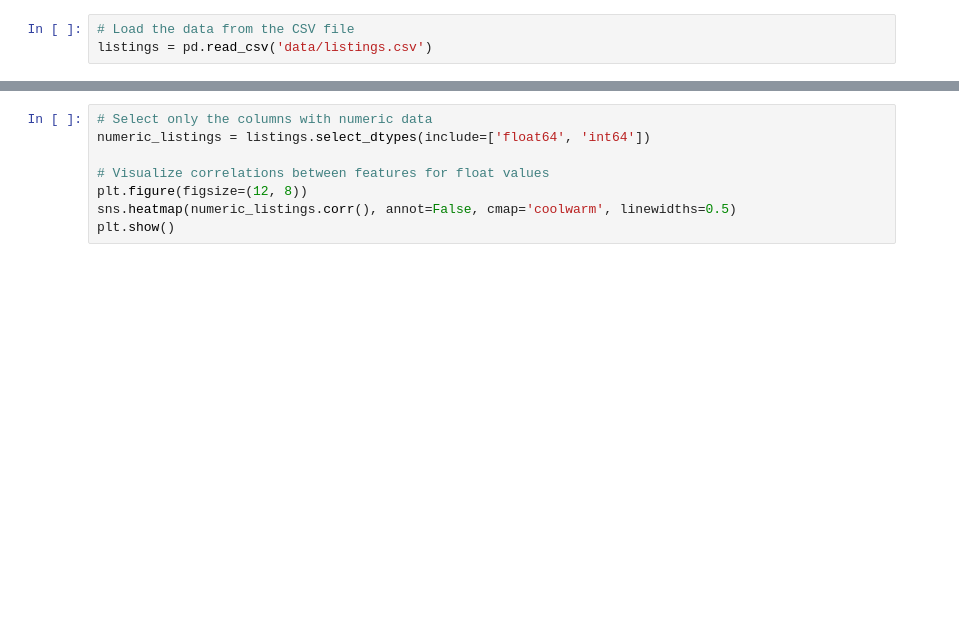
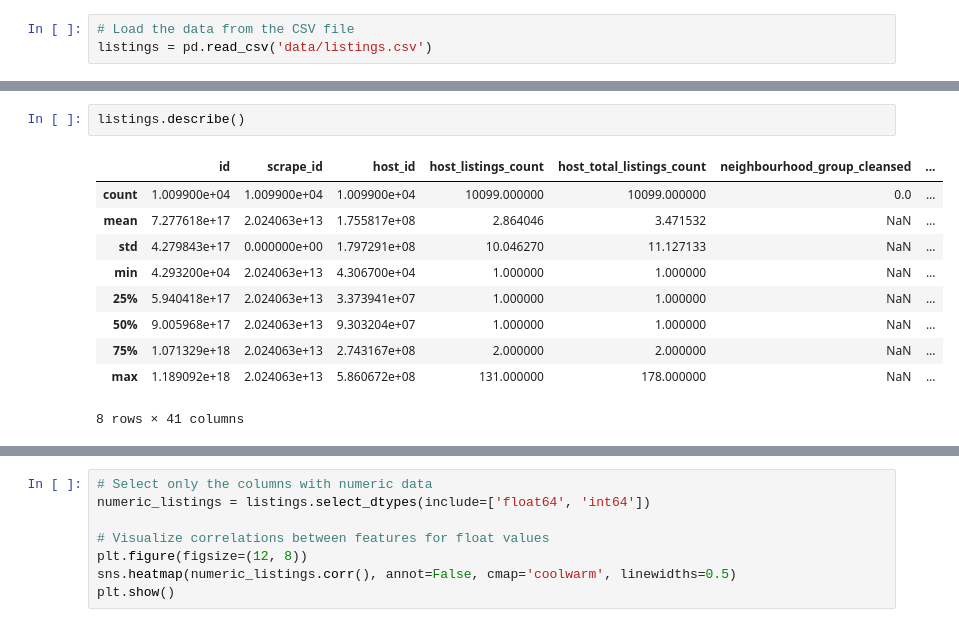
Before and after one commit to NiklasBille/applied-data-science, a Jupyter notebook: modelling.ipynb, the cells around one changed output, grey strips where cells are left out. Saved outputs shown, nothing was run; the diff lists cells and outputs as text; blank space fills up the shorter version.

```diff
--- a/modelling.ipynb
+++ b/modelling.ipynb
@@ -19,0 +64,13 @@ object
+# %%
+listings.describe()
+# %% [output]
+|  | id | scrape_id | host_id | host_listings_count | host_total_listings_count | neighbourhood_group_cleansed | ... |
+| count | 1.009900e+04 | 1.009900e+04 | 1.009900e+04 | 10099.000000 | 10099.000000 | 0.0 | ... |
+| mean | 7.277618e+17 | 2.024063e+13 | 1.755817e+08 | 2.864046 | 3.471532 | NaN | ... |
+| std | 4.279843e+17 | 0.000000e+00 | 1.797291e+08 | 10.046270 | 11.127133 | NaN | ... |
+| min | 4.293200e+04 | 2.024063e+13 | 4.306700e+04 | 1.000000 | 1.000000 | NaN | ... |
+| 25% | 5.940418e+17 | 2.024063e+13 | 3.373941e+07 | 1.000000 | 1.000000 | NaN | ... |
+| 50% | 9.005968e+17 | 2.024063e+13 | 9.303204e+07 | 1.000000 | 1.000000 | NaN | ... |
+| 75% | 1.071329e+18 | 2.024063e+13 | 2.743167e+08 | 2.000000 | 2.000000 | NaN | ... |
+| max | 1.189092e+18 | 2.024063e+13 | 5.860672e+08 | 131.000000 | 178.000000 | NaN | ... |
+8 rows × 41 columns
```
Also changed, not shown: parts of 33 cells of this notebook.
